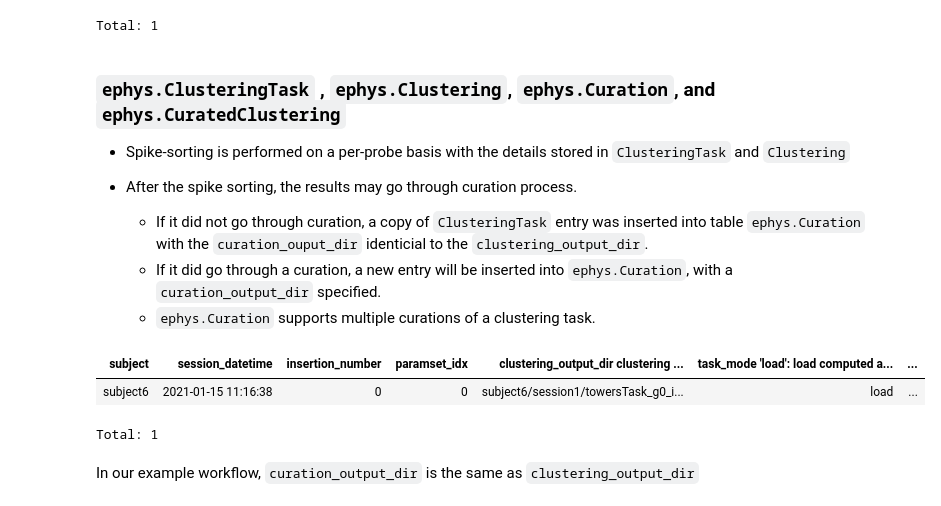
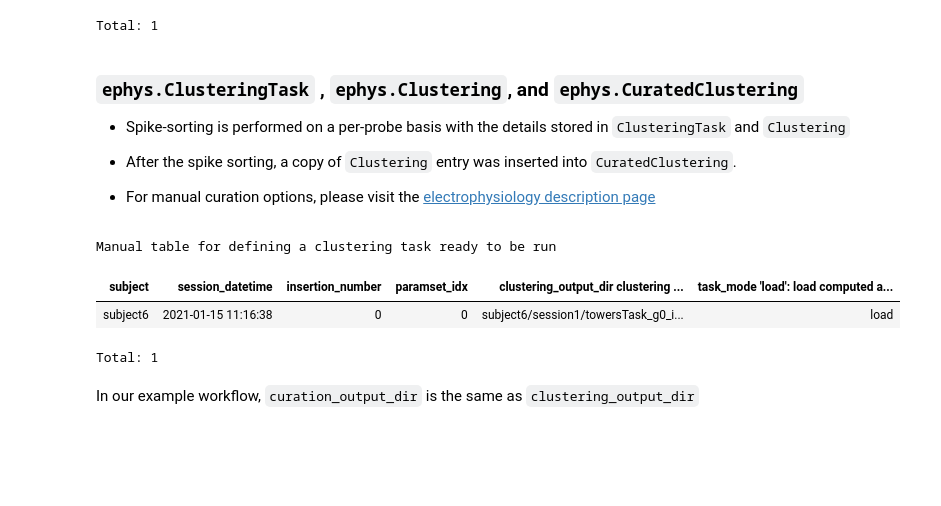
Before and after one commit to datajoint/workflow-array-ephys, a Jupyter notebook: notebooks/05-explore.ipynb, the cells around one changed output. Drawn from its saved outputs; the diff is of its cells as text; code cells hidden in the pictures; blank space fills up the shorter version.

```diff
--- a/notebooks/05-explore.ipynb
+++ b/notebooks/05-explore.ipynb
@@ -75,20 +76,20 @@ Ephys recording from a probe insertion for a given session.
 | subject6 | 2021-01-15 11:16:38 | 0 | 6f6d8149-1603-9d2c-f884-0fdf995ec8b3 | SpikeGLX | 30000.6 |
 Total: 1
 # %% [markdown]
-### `ephys.ClusteringTask` , `ephys.Clustering`, `ephys.Curation`, and `ephys.CuratedClustering`
+### `ephys.ClusteringTask` , `ephys.Clustering`, and `ephys.CuratedClustering`
 
 + Spike-sorting is performed on a per-probe basis with the details stored in `ClusteringTask` and `Clustering`
 
-+ After the spike sorting, the results may go through curation process.
-    + If it did not go through curation, a copy of `ClusteringTask` entry was inserted into table `ephys.Curation` with the `curation_ouput_dir` identicial to the `clustering_output_dir`.
-    + If it did go through a curation, a new entry will be inserted into `ephys.Curation`, with a `curation_output_dir` specified.
-    + `ephys.Curation` supports multiple curations of a clustering task.
++ After the spike sorting, a copy of `Clustering` entry was inserted into `CuratedClustering`.
+
++ For manual curation options, please visit the [electrophysiology description page](https://elements.datajoint.org/description/array_ephys/)
 # %%
-ephys.ClusteringTask * ephys.Clustering & session_key
+ephys.ClusteringTask & session_key
 # %% [output]
+Manual table for defining a clustering task ready to be run
-| subject | session_datetime | insertion_number | paramset_idx | clustering_output_dir clustering ... | task_mode 'load': load computed a... | ... |
-| subject6 | 2021-01-15 11:16:38 | 0 | 0 | subject6/session1/towersTask_g0_i... | load | ... |
+| subject | session_datetime | insertion_number | paramset_idx | clustering_output_dir clustering ... | task_mode 'load': load computed a... |
+| subject6 | 2021-01-15 11:16:38 | 0 | 0 | subject6/session1/towersTask_g0_i... | load |
-Total: 1
+Total: 1
 # %% [markdown]
 In our example workflow, `curation_output_dir` is the same as `clustering_output_dir`
 # %%
```
Also changed, not shown: parts of 14 cells of this notebook, 11 other files.
